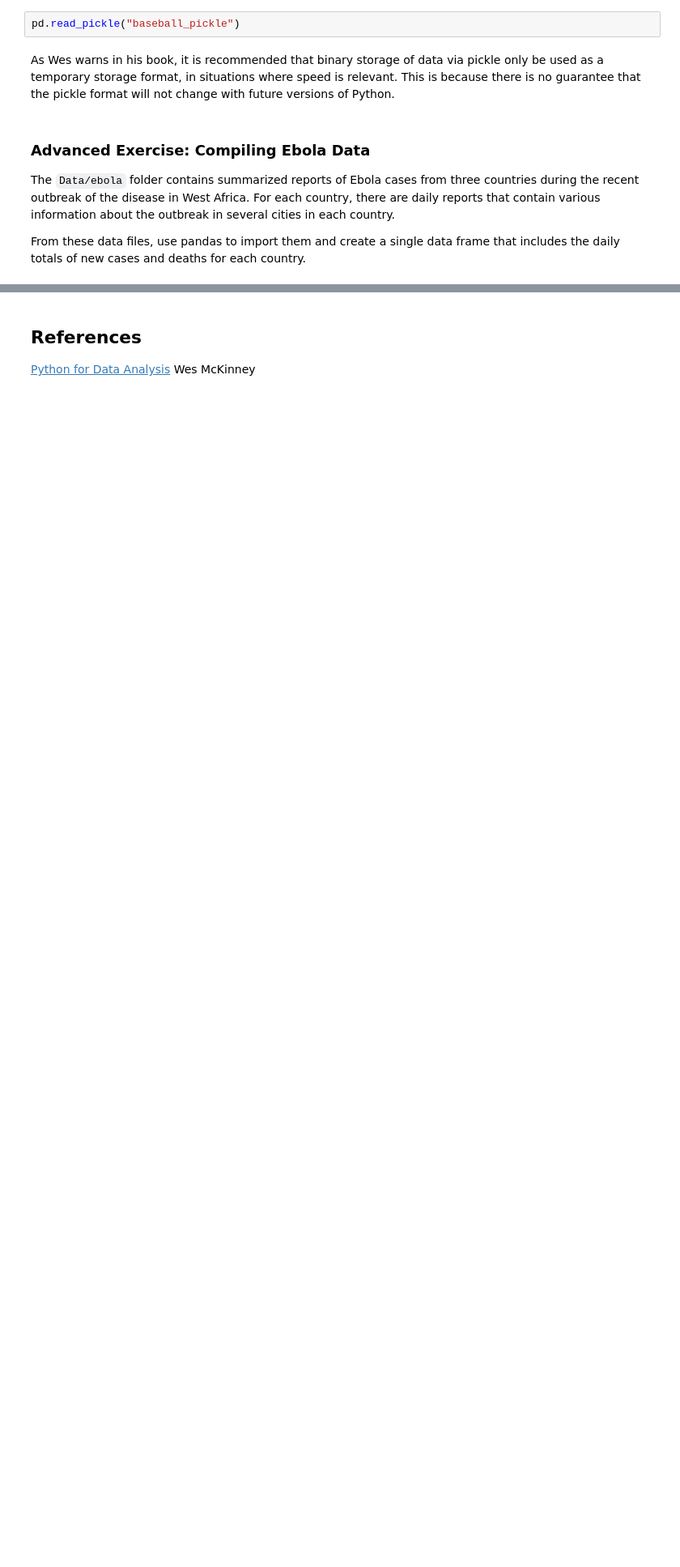
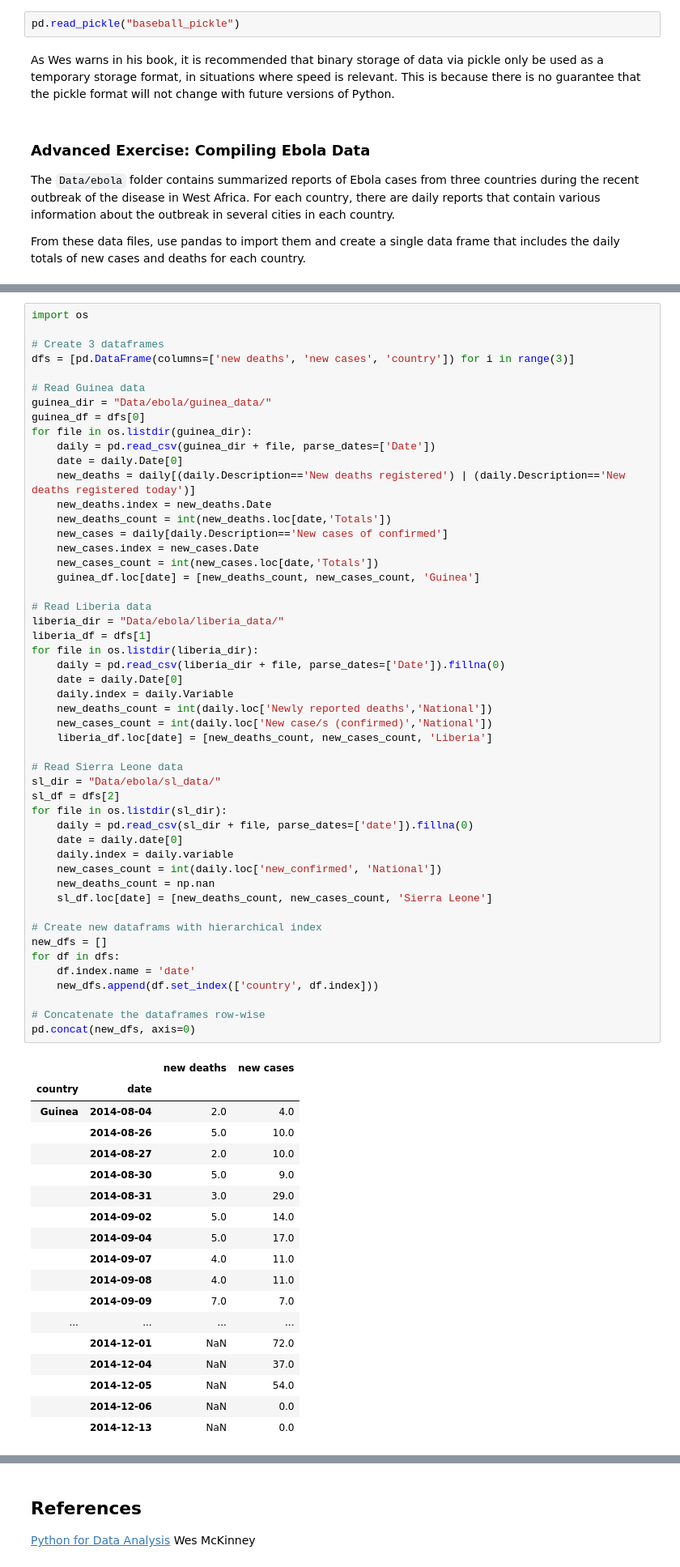
Before and after one commit to mfmotta/tatoule, a Jupyter notebook: 01 - Pandas and Data Wrangling/Intro to Pandas.ipynb, the cells around one changed output, grey strips where cells are left out. Shown at 81% size. Drawn from its saved outputs; the diff is of its cells as text; blank space fills up the shorter version.

Commit message:
Add 'Ebola' exercise

```diff
--- a/01 - Pandas and Data Wrangling/Intro to Pandas.ipynb
+++ b/01 - Pandas and Data Wrangling/Intro to Pandas.ipynb
@@ -863,0 +1351,69 @@ From these data files, use pandas to import them and create a single data frame
+# %%
+import os
+
+# Create 3 dataframes
+dfs = [pd.DataFrame(columns=['new deaths', 'new cases', 'country']) for i in range(3)]
+
+# Read Guinea data
+guinea_dir = "Data/ebola/guinea_data/"
+guinea_df = dfs[0]
+for file in os.listdir(guinea_dir):
+    daily = pd.read_csv(guinea_dir + file, parse_dates=['Date'])
+    date = daily.Date[0]
+    new_deaths = daily[(daily.Description=='New deaths registered') | (daily.Description=='New deaths registered today')]
+    new_deaths.index = new_deaths.Date
+    new_deaths_count = int(new_deaths.loc[date,'Totals'])
+    new_cases = daily[daily.Description=='New cases of confirmed']
+    new_cases.index = new_cases.Date
+    new_cases_count = int(new_cases.loc[date,'Totals'])
+    guinea_df.loc[date] = [new_deaths_count, new_cases_count, 'Guinea']
+
+# Read Liberia data
+liberia_dir = "Data/ebola/liberia_data/"
+liberia_df = dfs[1]
+for file in os.listdir(liberia_dir):
+    daily = pd.read_csv(liberia_dir + file, parse_dates=['Date']).fillna(0)
+    date = daily.Date[0]
+    daily.index = daily.Variable
+    new_deaths_count = int(daily.loc['Newly reported deaths','National'])
+    new_cases_count = int(daily.loc['New case/s (confirmed)','National'])
+    liberia_df.loc[date] = [new_deaths_count, new_cases_count, 'Liberia']
+
+# Read Sierra Leone data
+sl_dir = "Data/ebola/sl_data/"
+sl_df = dfs[2]
+for file in os.listdir(sl_dir):
+    daily = pd.read_csv(sl_dir + file, parse_dates=['date']).fillna(0)
+    date = daily.date[0]
+    daily.index = daily.variable
+    new_cases_count = int(daily.loc['new_confirmed', 'National'])
+    new_deaths_count = np.nan
+    sl_df.loc[date] = [new_deaths_count, new_cases_count, 'Sierra Leone']
+
+# Create new dataframs with hierarchical index
+new_dfs = []
+for df in dfs:
+    df.index.name = 'date'
+    new_dfs.append(df.set_index(['country', df.index]))
+
+# Concatenate the dataframes row-wise
+pd.concat(new_dfs, axis=0)
+# %% [output]
+|  |  | new deaths | new cases |
+| country | date |  |  |
+| Guinea | 2014-08-04 | 2.0 | 4.0 |
+|  | 2014-08-26 | 5.0 | 10.0 |
+|  | 2014-08-27 | 2.0 | 10.0 |
+|  | 2014-08-30 | 5.0 | 9.0 |
+|  | 2014-08-31 | 3.0 | 29.0 |
+|  | 2014-09-02 | 5.0 | 14.0 |
+|  | 2014-09-04 | 5.0 | 17.0 |
+|  | 2014-09-07 | 4.0 | 11.0 |
+|  | 2014-09-08 | 4.0 | 11.0 |
+|  | 2014-09-09 | 7.0 | 7.0 |
+| ... | ... | ... | ... |
+|  | 2014-12-01 | NaN | 72.0 |
+|  | 2014-12-04 | NaN | 37.0 |
+|  | 2014-12-05 | NaN | 54.0 |
+|  | 2014-12-06 | NaN | 0.0 |
+|  | 2014-12-13 | NaN | 0.0 |
```
Also changed, not shown: parts of 70 cells of this notebook.
